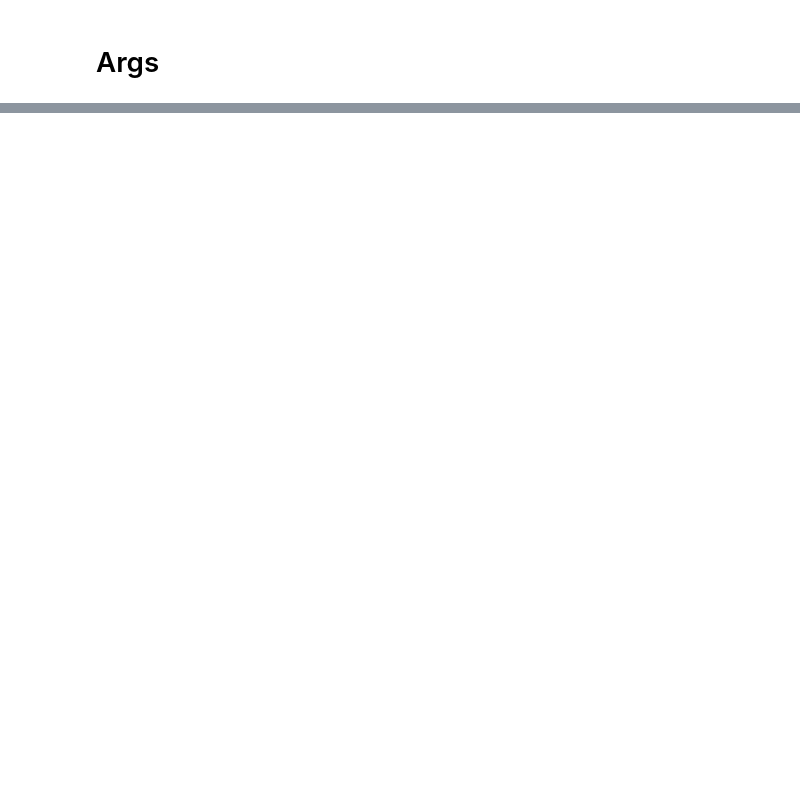
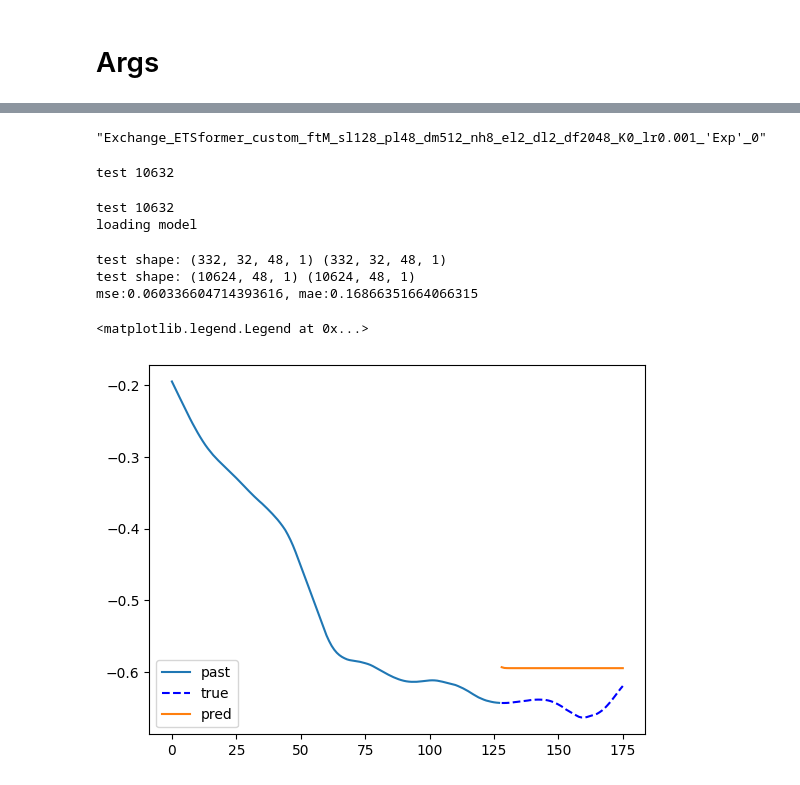
Before and after one commit to wassname/ETSformer, a Jupyter notebook: notebooks/001_001_run.ipynb, the cells around one changed output, grey strips where cells are left out. Drawn from its saved outputs; the diff is of its cells as text; code cells hidden in the pictures; blank space fills up the shorter version.

Commit message:
multivar 2 single, an plot

```diff
--- a/notebooks/001_001_run.ipynb
+++ b/notebooks/001_001_run.ipynb
@@ -34,7 +34,7 @@ argv = """python -u run.py \
   --d_layers 2 \
   --enc_in 12 \
   --dec_in 12 \
-  --c_out 12 \
+  --c_out 1 \
   --des 'Exp' \
   --K 0 \
   --learning_rate 1e-3 \
@@ -116,0 +114,16 @@ ipdb> q
+# %%
+setting
+# %% [output]
+"Exchange_ETSformer_custom_ftM_sl128_pl48_dm512_nh8_el2_dl2_df2048_K0_lr0.001_'Exp'_0"
+# %%
+ds, dl = exp._get_data('test')
+# %% [output]
+test 10632
+# %%
+preds, trues = exp.test(setting, data='test')
+# %% [output]
+test 10632
+loading model
+test shape: (332, 32, 48, 1) (332, 32, 48, 1)
+test shape: (10624, 48, 1) (10624, 48, 1)
+mse:0.060336604714393616, mae:0.16866351664066315
@@ -116,0 +134,11 @@ ipdb> q
+# %%
+(batch_x, batch_y, batch_x_mark, batch_y_mark)  = ds[i]
+l1 = batch_x.shape[0]
+l2 = batch_y.shape[0]
+plt.plot(range(l1), batch_x[:, -1], label='past')
+plt.plot(range(l1, l1+l2), batch_y[:, -1], color='blue', ls='--', label='true')
+plt.plot(range(l1, l1+l2), preds[i], label='pred');
+plt.legend(loc='lower left')
+# %% [output]
+<matplotlib.legend.Legend at 0x...>
+[figure, added]
```
Also changed, not shown: parts of 16 cells of this notebook, 7 other files.
